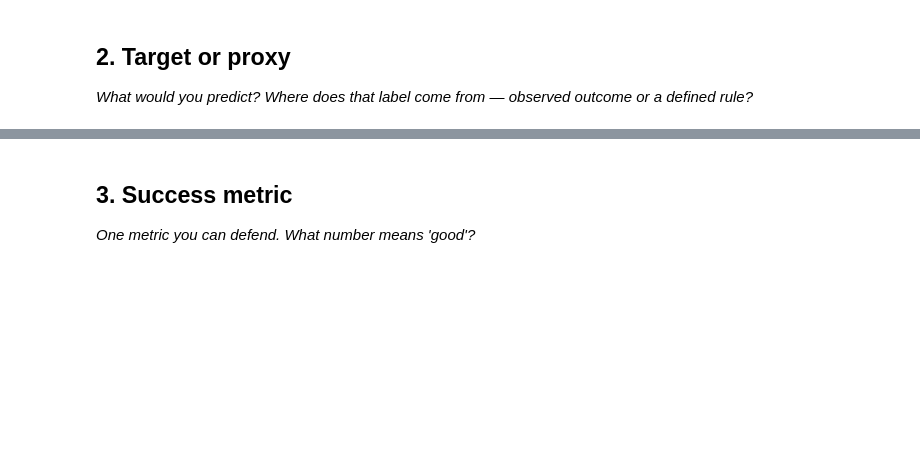
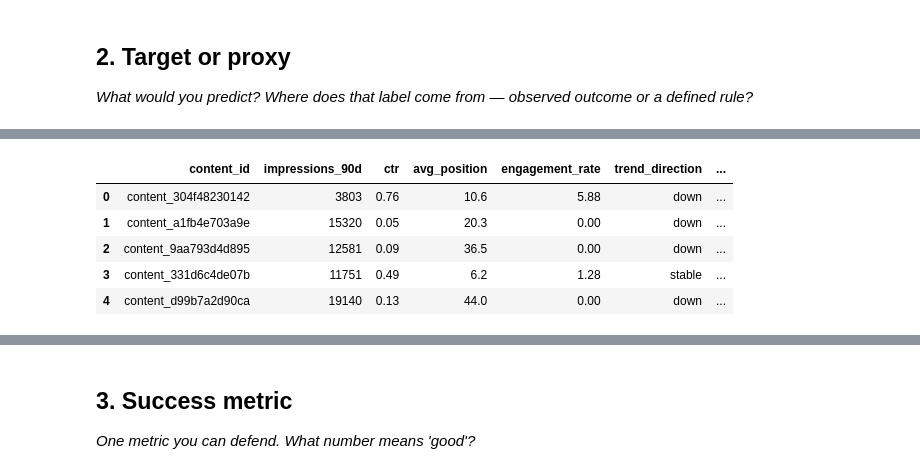
Before and after one commit to Roselyn-Koech/flyrank-ml-internship, a Jupyter notebook: work/notebooks/w02_ml_task_framing.ipynb, the cells around one changed output, grey strips where cells are left out. Drawn from its saved outputs; the diff is of its cells as text; code cells hidden in the pictures; blank space fills up the shorter version.

```diff
--- a/work/notebooks/w02_ml_task_framing.ipynb
+++ b/work/notebooks/w02_ml_task_framing.ipynb
@@ -22,0 +53,17 @@ This skeleton is yours to fill. Work the sections **in order** — each one has
+# %%
+df[[
+    "content_id",
+    "impressions_90d",
+    "ctr",
+    "avg_position",
+    "engagement_rate",
+    "trend_direction",
+    "content_age_days"
+]].head()
+# %% [output]
+|  | content_id | impressions_90d | ctr | avg_position | engagement_rate | trend_direction | ... |
+| 0 | content_304f48230142 | 3803 | 0.76 | 10.6 | 5.88 | down | ... |
+| 1 | content_a1fb4e703a9e | 15320 | 0.05 | 20.3 | 0.00 | down | ... |
+| 2 | content_9aa793d4d895 | 12581 | 0.09 | 36.5 | 0.00 | down | ... |
+| 3 | content_331d6c4de07b | 11751 | 0.49 | 6.2 | 1.28 | stable | ... |
+| 4 | content_d99b7a2d90ca | 19140 | 0.13 | 44.0 | 0.00 | down | ... |
```
Also changed, not shown: parts of 10 cells of this notebook.
